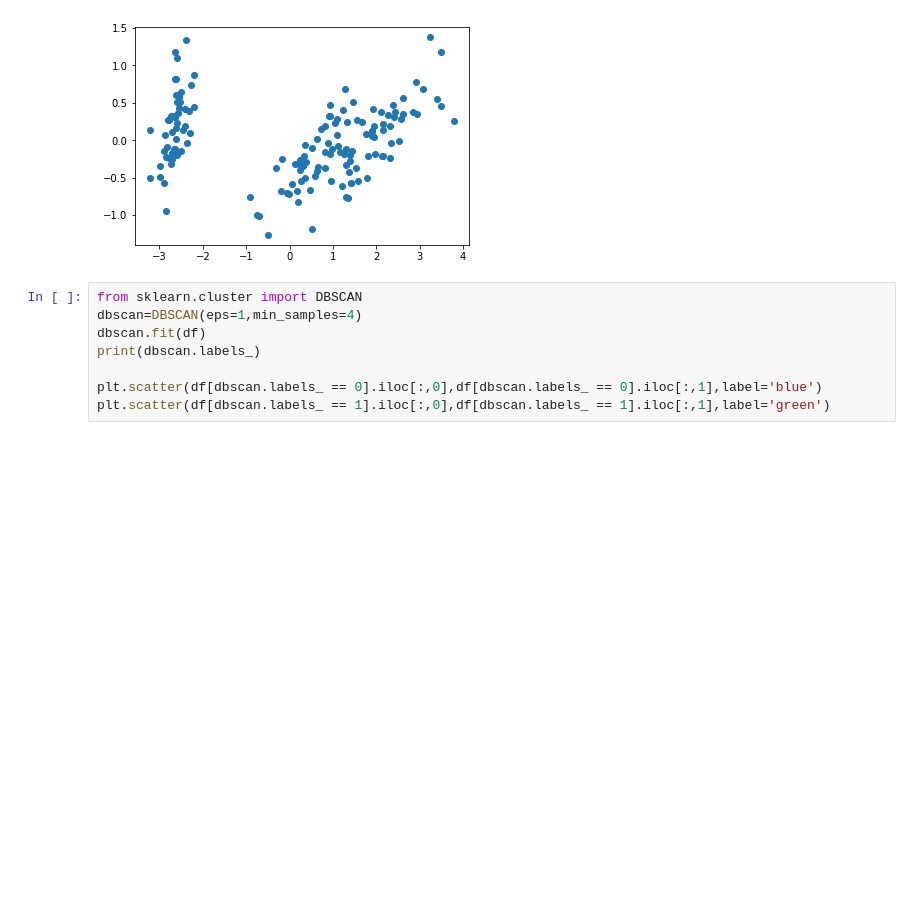
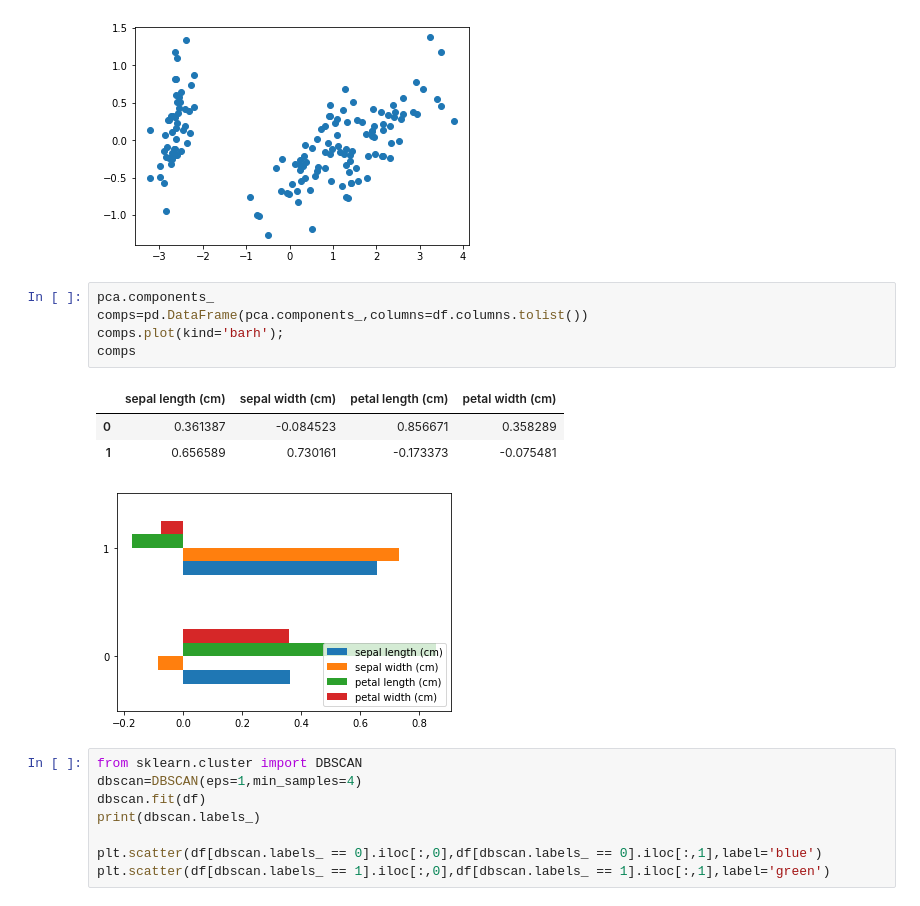
Before and after one commit to aravind-deva/Data-Science, a Jupyter notebook: Clustering.ipynb, the cells around one changed output. Drawn from its saved outputs; the diff is of its cells as text; blank space fills up the shorter version.

```diff
--- a/Clustering.ipynb
+++ b/Clustering.ipynb
@@ -18,6 +18,16 @@ plt.scatter(pca_df[:,0],pca_df[:,1])
 # %% [output]
 <matplotlib.collections.PathCollection at 0x...>
 [figure]
+# %%
+pca.components_
+comps=pd.DataFrame(pca.components_,columns=df.columns.tolist())
+comps.plot(kind='barh');
+comps
+# %% [output]
+|  | sepal length (cm) | sepal width (cm) | petal length (cm) | petal width (cm) |
+| 0 | 0.361387 | -0.084523 | 0.856671 | 0.358289 |
+| 1 | 0.656589 | 0.730161 | -0.173373 | -0.075481 |
+[figure, added]
 # %%
 from sklearn.cluster import DBSCAN
 dbscan=DBSCAN(eps=1,min_samples=4)
```
Also changed, not shown: 4 other files.
